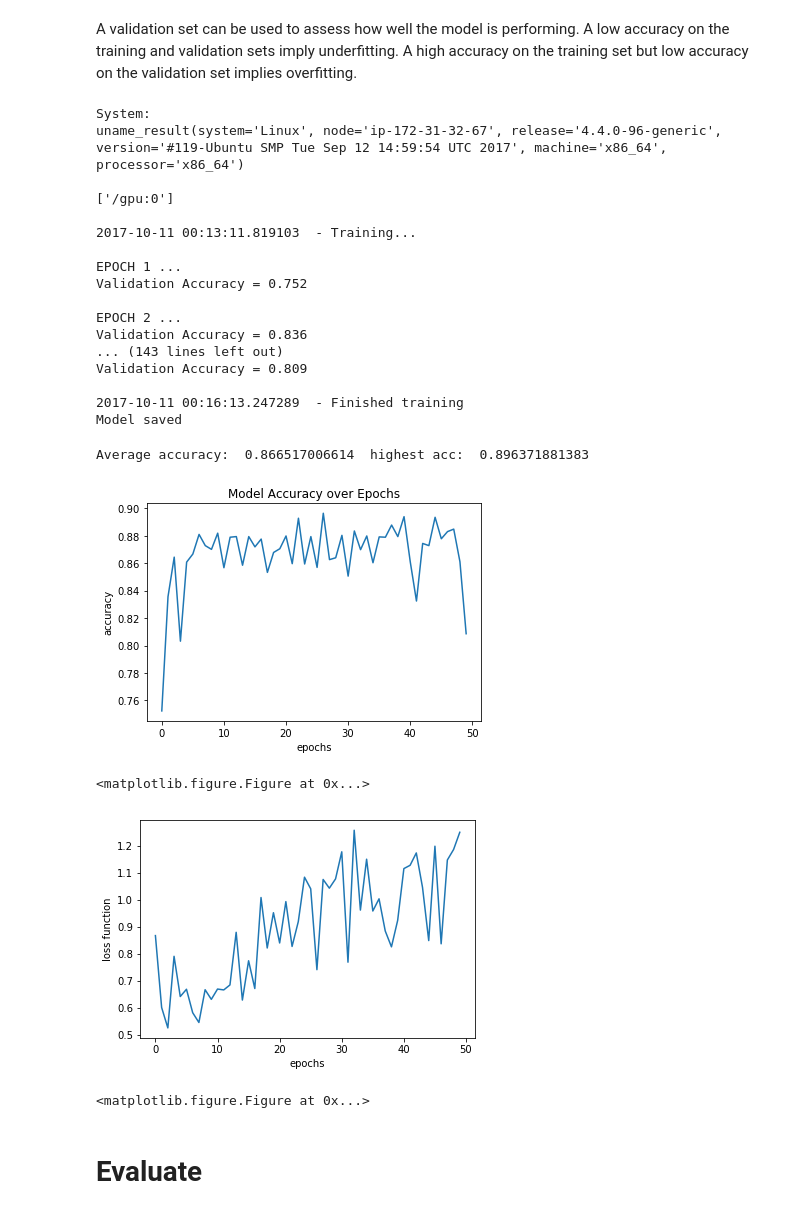
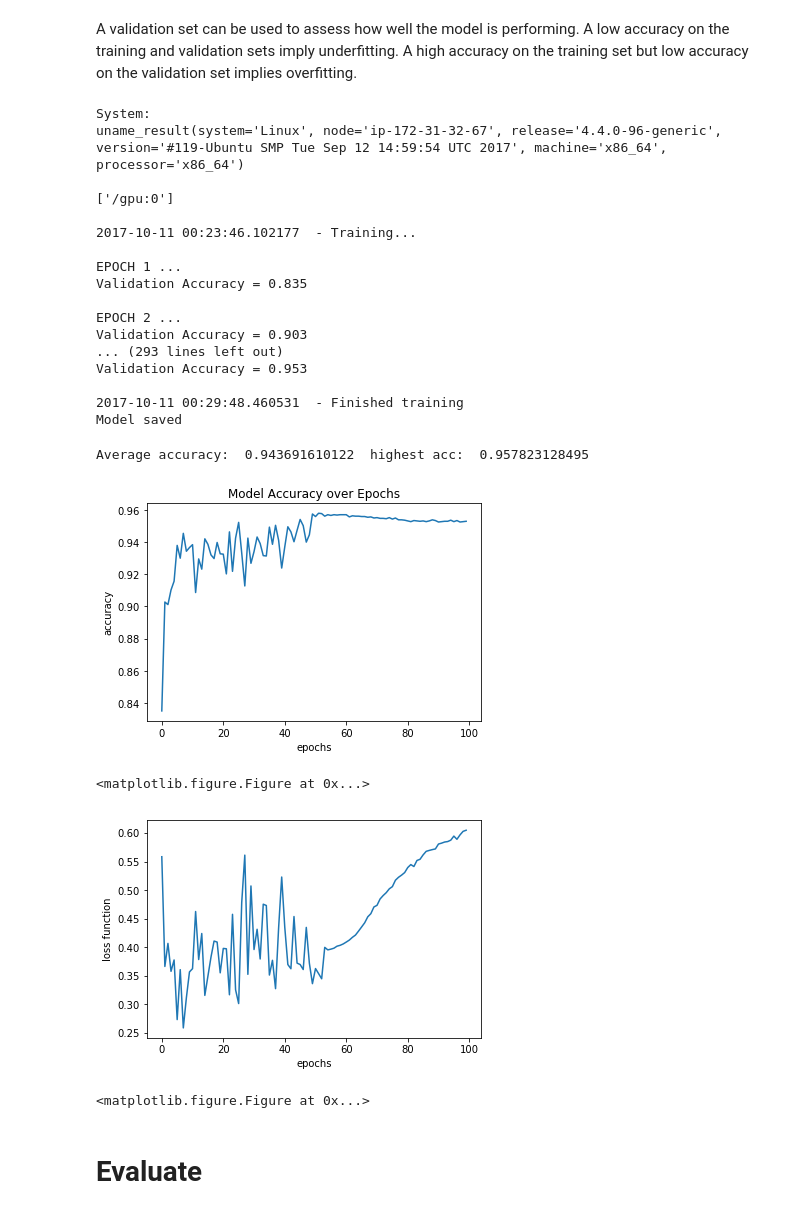
Before and after one commit to bgcarvalho/CarND-Term1-P2, a Jupyter notebook: Notebook.ipynb, the cells around one changed output. Saved outputs shown, nothing was run; the diff lists cells and outputs as text; code cells hidden in the pictures.

Commit message:
model 95%, loss func not stable

```diff
--- a/Notebook.ipynb
+++ b/Notebook.ipynb
@@ -349,10 +349,10 @@ x = tf.placeholder(tf.float32, (None, 32, 32, 1))
 y = tf.placeholder(tf.int32, (None))
 one_hot_y = tf.one_hot(y, n_classes)
 
-EPOCHS = 50
+EPOCHS = 100
 BATCH_SIZE = 128
 #BATCH_SIZE = 256
-rate = 0.01
+rate = 0.001
 
 LeNetFn = factory(n_classes)
 logits = LeNetFn(x)
@@ -404,39 +404,40 @@ uname_result(system='Linux', node='ip-172-31-32-67', release='4.4.0-96-generic',
 
 ['/gpu:0']
 
-2017-10-11 00:13:11.819103  - Training...
+2017-10-11 00:23:46.102177  - Training...
 
 EPOCH 1 ...
-Validation Accuracy = 0.752
+Validation Accuracy = 0.835
 
 EPOCH 2 ...
-Validation Accuracy = 0.836
-... (143 lines left out)
-Validation Accuracy = 0.809
+Validation Accuracy = 0.903
+... (293 lines left out)
+Validation Accuracy = 0.953
 
-2017-10-11 00:16:13.247289  - Finished training
+2017-10-11 00:29:48.460531  - Finished training
 Model saved
 # %%
-print("Average accuracy: ", np.mean(acc_epochs), " highest acc: ", np.max(acc_epochs))
+model_r_max = np.max(acc_epochs)
+print("Average accuracy: ", np.mean(acc_epochs), " highest acc: ", model_r_max)
 plt.figure()
 plt.plot(acc_epochs)
 plt.xlabel("epochs")
 plt.ylabel("accuracy")
 plt.title("Model Accuracy over Epochs")
 plt.show()
-plt.savefig("./output/evolution_1FD32_L5_E"+str(EPOCHS)+"_B"+str(BATCH_SIZE)+"_R"+str(rate)+"_A89.png")
+plt.savefig("./output/evolution_1FD32_L5_E"+str(EPOCHS)+"_B"+str(BATCH_SIZE)+"_R"+str(rate)+"_A95.png")
 
 plt.figure()
 plt.plot(loss_fn)
 plt.xlabel("epochs")
 plt.ylabel("loss function")
 plt.show()
-plt.savefig("./output/loss_1FD32_L5_E"+str(EPOCHS)+"_B"+str(BATCH_SIZE)+"_R"+str(rate)+"_A89.png")
+plt.savefig("./output/loss_1FD32_L5_E"+str(EPOCHS)+"_B"+str(BATCH_SIZE)+"_R"+str(rate)+"_A95.png")
 # %% [output]
-Average accuracy:  0.866517006614  highest acc:  0.896371881383
+Average accuracy:  0.943691610122  highest acc:  0.957823128495
-[figure, old version]
+[figure, new version]
 <matplotlib.figure.Figure at 0x...>
-[figure, old version]
+[figure, new version]
 <matplotlib.figure.Figure at 0x...>
 # %% [markdown]
 # Evaluate
```
Also changed, not shown: parts of 2 cells of this notebook, 2 other files.
